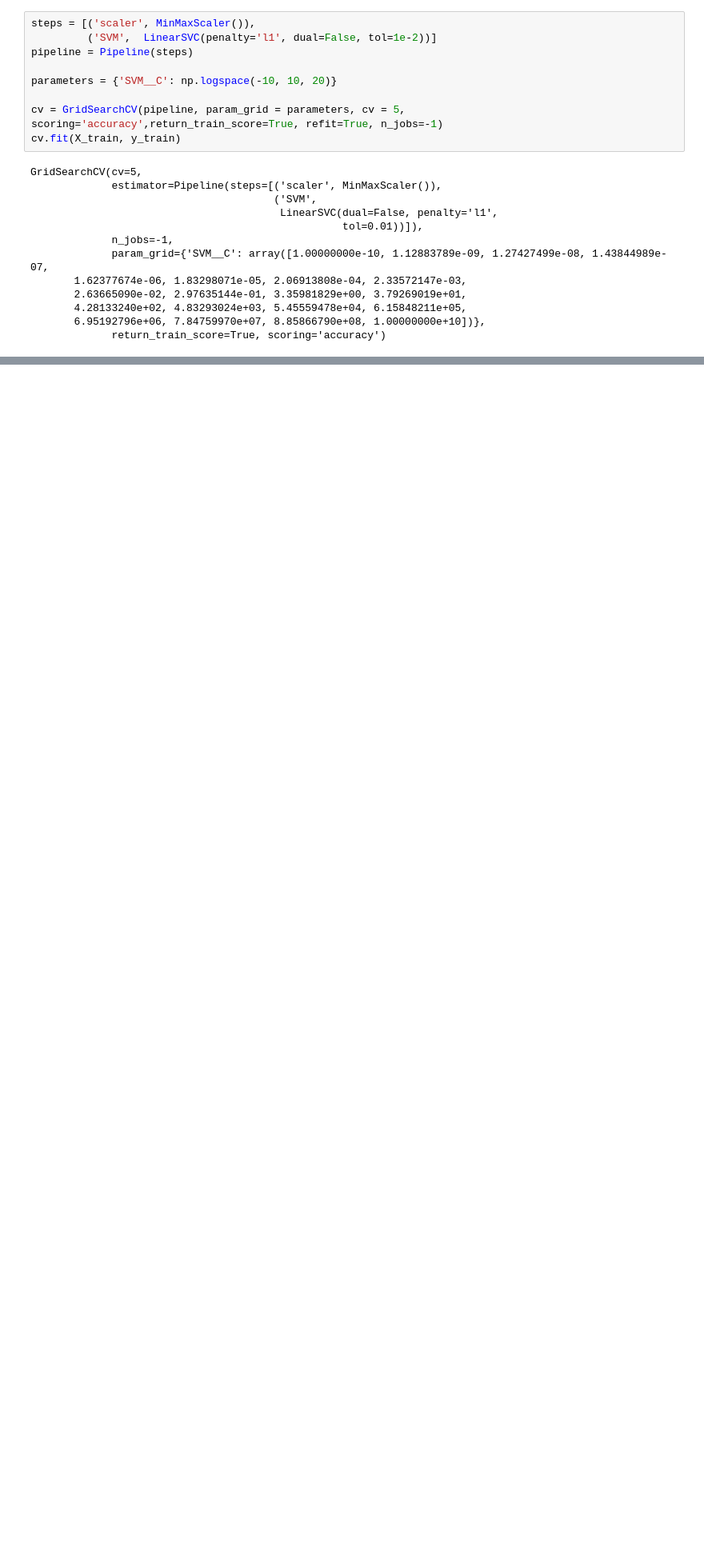
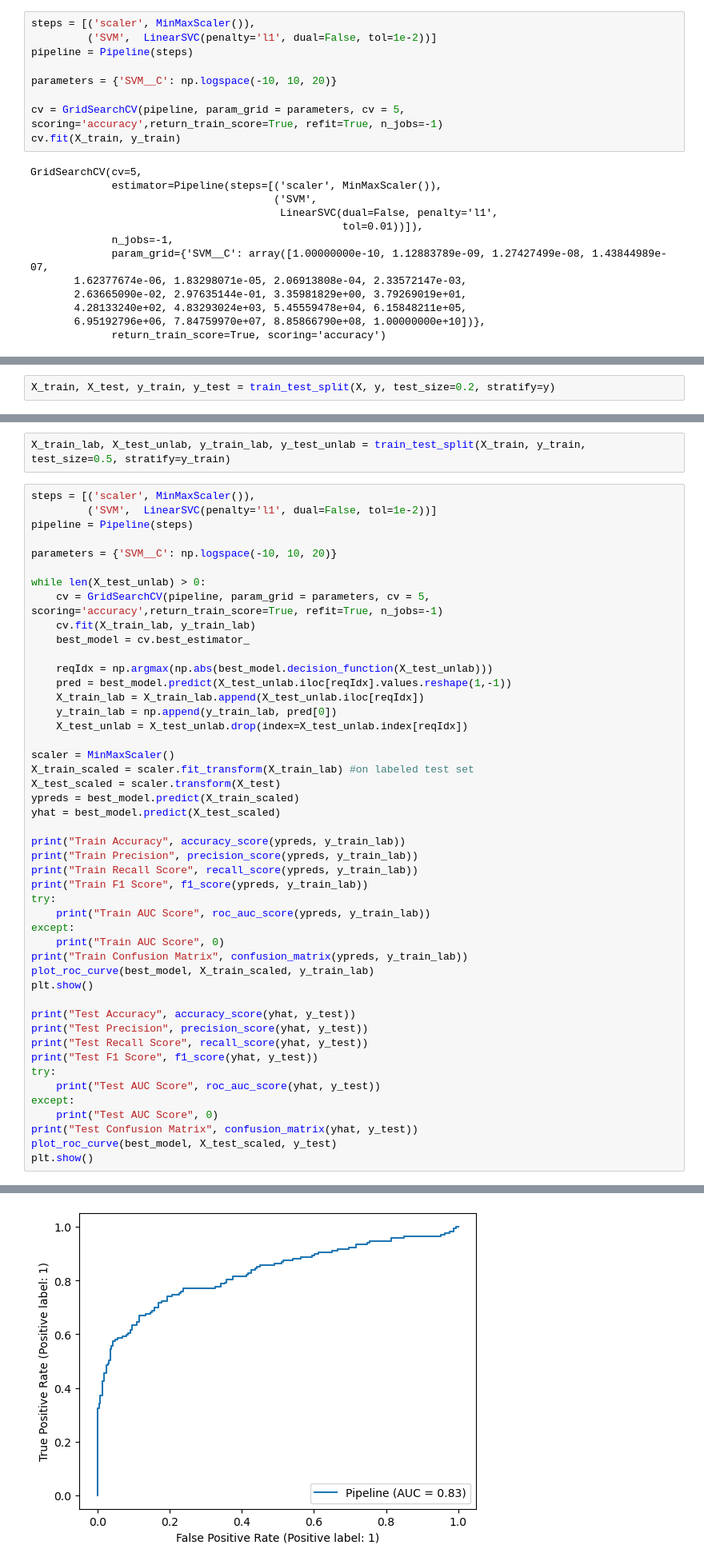
Before and after one commit to thegeorgejoseph/machine-learning, a Jupyter notebook: HW8/notebook/Joseph_George_HW8.ipynb, the cells around one changed output, grey strips where cells are left out. Shown at 80% size. Saved outputs shown, nothing was run; the diff lists cells and outputs as text; blank space fills up the shorter version.

```diff
--- a/HW8/notebook/Joseph_George_HW8.ipynb
+++ b/HW8/notebook/Joseph_George_HW8.ipynb
@@ -120,0 +220,2 @@ Train F1 Score 0.5407725321888412
+# %%
+X_train, X_test, y_train, y_test = train_test_split(X, y, test_size=0.2, stratify=y)
@@ -120,0 +224,50 @@ Train F1 Score 0.5407725321888412
+# %%
+X_train_lab, X_test_unlab, y_train_lab, y_test_unlab = train_test_split(X_train, y_train, test_size=0.5, stratify=y_train)
+# %%
+steps = [('scaler', MinMaxScaler()),
+         ('SVM',  LinearSVC(penalty='l1', dual=False, tol=1e-2))]
+pipeline = Pipeline(steps)
+
+parameters = {'SVM__C': np.logspace(-10, 10, 20)}
+
+while len(X_test_unlab) > 0:
+    cv = GridSearchCV(pipeline, param_grid = parameters, cv = 5, scoring='accuracy',return_train_score=True, refit=True, n_jobs=-1)
+    cv.fit(X_train_lab, y_train_lab)
+    best_model = cv.best_estimator_
+
+    reqIdx = np.argmax(np.abs(best_model.decision_function(X_test_unlab)))
+    pred = best_model.predict(X_test_unlab.iloc[reqIdx].values.reshape(1,-1))
+    X_train_lab = X_train_lab.append(X_test_unlab.iloc[reqIdx])
+    y_train_lab = np.append(y_train_lab, pred[0])
+    X_test_unlab = X_test_unlab.drop(index=X_test_unlab.index[reqIdx])
+
+scaler = MinMaxScaler()
+X_train_scaled = scaler.fit_transform(X_train_lab) #on labeled test set
+X_test_scaled = scaler.transform(X_test)
+ypreds = best_model.predict(X_train_scaled)
+yhat = best_model.predict(X_test_scaled)
+
+print("Train Accuracy", accuracy_score(ypreds, y_train_lab))
+print("Train Precision", precision_score(ypreds, y_train_lab))
+print("Train Recall Score", recall_score(ypreds, y_train_lab))
+print("Train F1 Score", f1_score(ypreds, y_train_lab))
+try:
+    print("Train AUC Score", roc_auc_score(ypreds, y_train_lab))
+except:
+    print("Train AUC Score", 0)
+print("Train Confusion Matrix", confusion_matrix(ypreds, y_train_lab))
+plot_roc_curve(best_model, X_train_scaled, y_train_lab)
+plt.show()
+
+print("Test Accuracy", accuracy_score(yhat, y_test))
+print("Test Precision", precision_score(yhat, y_test))
+print("Test Recall Score", recall_score(yhat, y_test))
+print("Test F1 Score", f1_score(yhat, y_test))
+try:
+    print("Test AUC Score", roc_auc_score(yhat, y_test))
+except:
+    print("Test AUC Score", 0)
+print("Test Confusion Matrix", confusion_matrix(yhat, y_test))
+plot_roc_curve(best_model, X_test_scaled, y_test)
+plt.show()
+# %% [output]
@@ -120,0 +281 @@ Train F1 Score 0.5407725321888412
+[figure, added]
```
Also changed, not shown: parts of 10 cells of this notebook.
